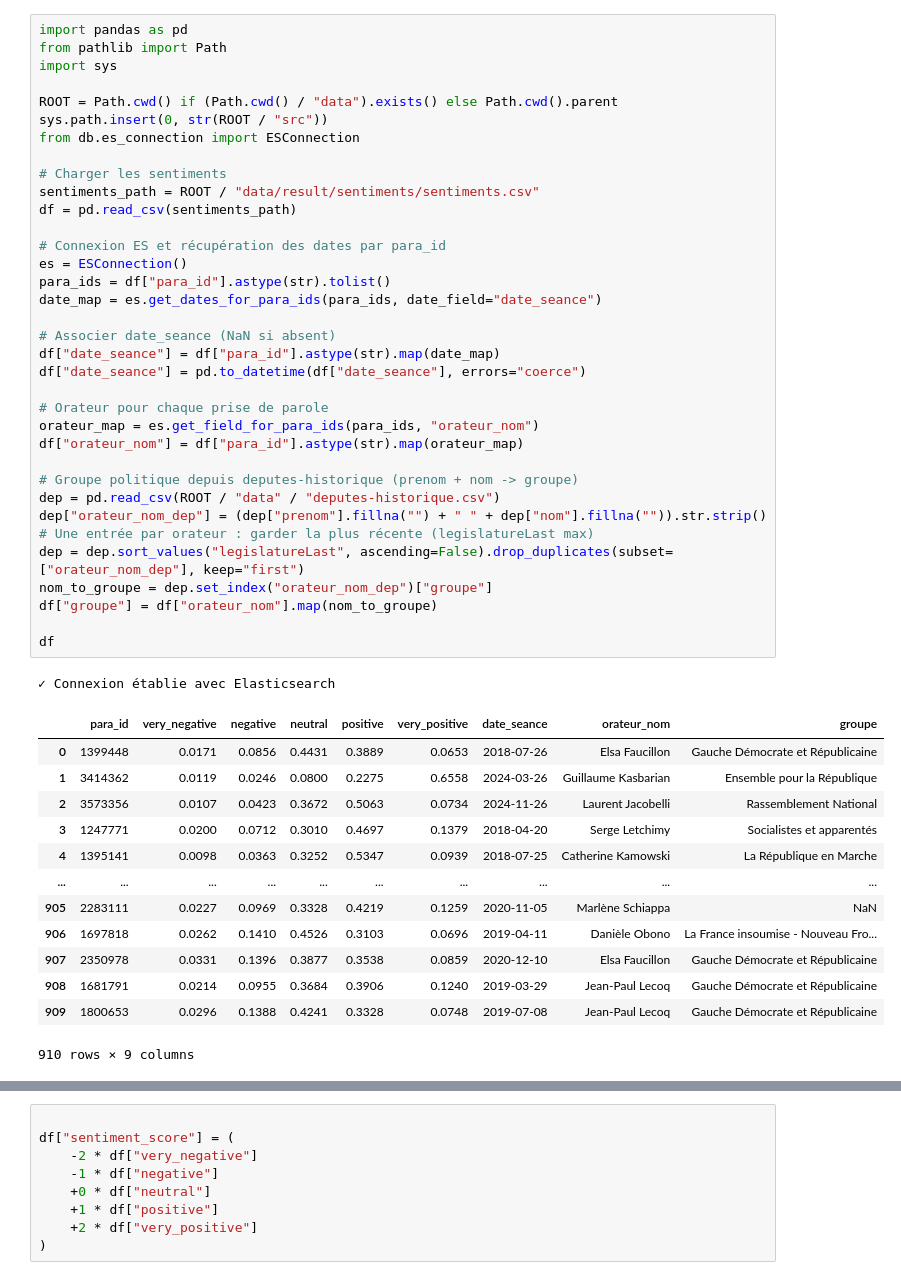
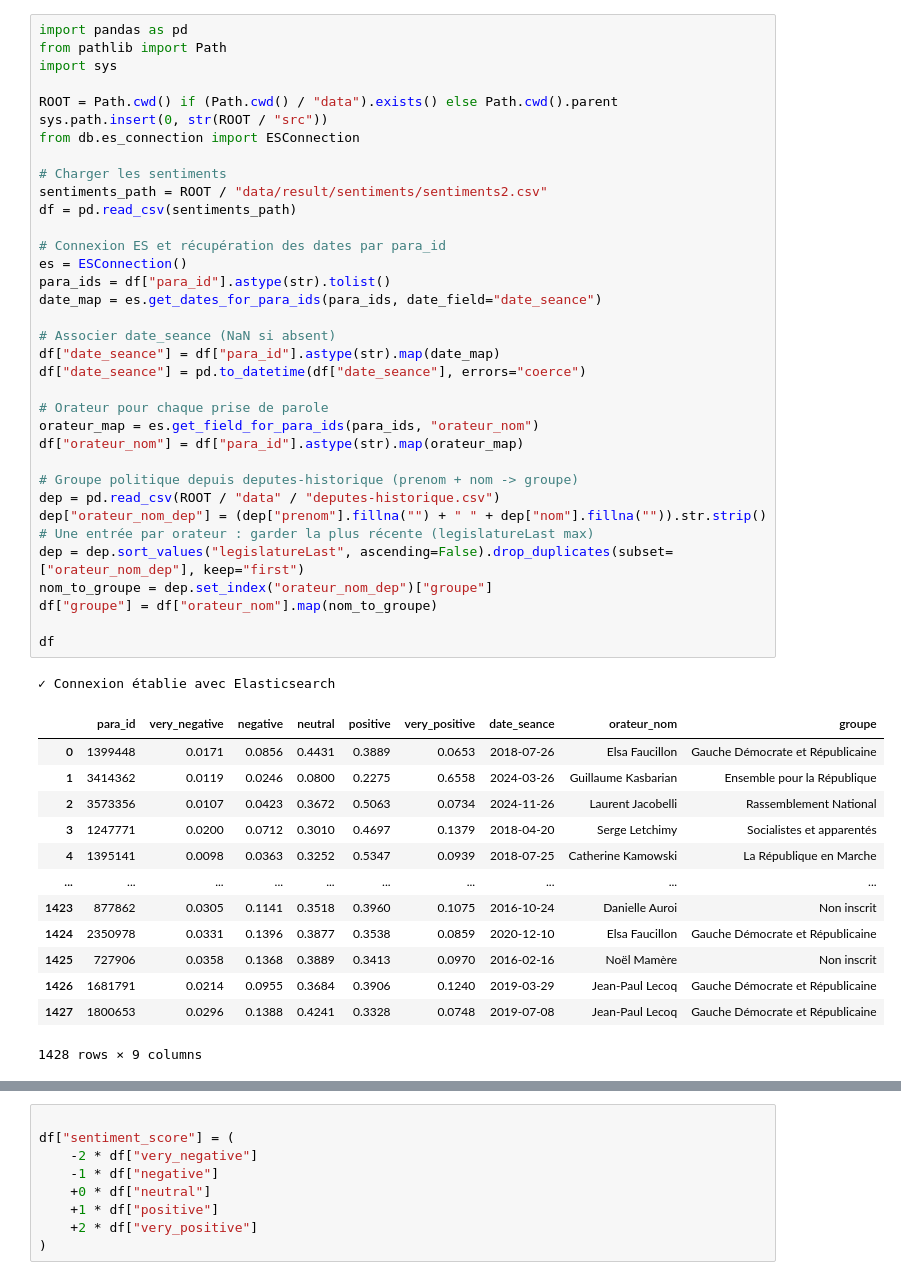
Before and after one commit to jul339/DataDebat, a Jupyter notebook: notebooks/view_sentiments_data_group.ipynb, the cells around one changed output, grey strips where cells are left out. Drawn from its saved outputs; the diff is of its cells as text.

```diff
--- a/notebooks/view_sentiments_data_group.ipynb
+++ b/notebooks/view_sentiments_data_group.ipynb
@@ -8,46 +8,46 @@ sys.path.insert(0, str(ROOT / "src"))
 from db.es_connection import ESConnection
 
 # Charger les sentiments
-sentiments_path = ROOT / "data/result/sentiments/sentiments.csv"
+sentiments_path = ROOT / "data/result/sentiments/sentiments2.csv"
 df = pd.read_csv(sentiments_path)
 
 # Connexion ES et récupération des dates par para_id
 es = ESConnection()
 para_ids = df["para_id"].astype(str).tolist()
 date_map = es.get_dates_for_para_ids(para_ids, date_field="date_seance")
 
 # Associer date_seance (NaN si absent)
 df["date_seance"] = df["para_id"].astype(str).map(date_map)
 df["date_seance"] = pd.to_datetime(df["date_seance"], errors="coerce")
 
 # Orateur pour chaque prise de parole
 orateur_map = es.get_field_for_para_ids(para_ids, "orateur_nom")
 df["orateur_nom"] = df["para_id"].astype(str).map(orateur_map)
 
 # Groupe politique depuis deputes-historique (prenom + nom -> groupe)
 dep = pd.read_csv(ROOT / "data" / "deputes-historique.csv")
 dep["orateur_nom_dep"] = (dep["prenom"].fillna("") + " " + dep["nom"].fillna("")).str.strip()
 # Une entrée par orateur : garder la plus récente (legislatureLast max)
 dep = dep.sort_values("legislatureLast", ascending=False).drop_duplicates(subset=["orateur_nom_dep"], keep="first")
 nom_to_groupe = dep.set_index("orateur_nom_dep")["groupe"]
 df["groupe"] = df["orateur_nom"].map(nom_to_groupe)
 
 df
 # %% [output]
 ✓ Connexion établie avec Elasticsearch
 |  | para_id | very_negative | negative | neutral | positive | very_positive | date_seance | orateur_nom | groupe |
 | 0 | 1399448 | 0.0171 | 0.0856 | 0.4431 | 0.3889 | 0.0653 | 2018-07-26 | Elsa Faucillon | Gauche Démocrate et Républicaine |
 | 1 | 3414362 | 0.0119 | 0.0246 | 0.0800 | 0.2275 | 0.6558 | 2024-03-26 | Guillaume Kasbarian | Ensemble pour la République |
 | 2 | 3573356 | 0.0107 | 0.0423 | 0.3672 | 0.5063 | 0.0734 | 2024-11-26 | Laurent Jacobelli | Rassemblement National |
 | 3 | 1247771 | 0.0200 | 0.0712 | 0.3010 | 0.4697 | 0.1379 | 2018-04-20 | Serge Letchimy | Socialistes et apparentés |
 | 4 | 1395141 | 0.0098 | 0.0363 | 0.3252 | 0.5347 | 0.0939 | 2018-07-25 | Catherine Kamowski | La République en Marche |
 | ... | ... | ... | ... | ... | ... | ... | ... | ... | ... |
-| 905 | 2283111 | 0.0227 | 0.0969 | 0.3328 | 0.4219 | 0.1259 | 2020-11-05 | Marlène Schiappa | NaN |
-| 906 | 1697818 | 0.0262 | 0.1410 | 0.4526 | 0.3103 | 0.0696 | 2019-04-11 | Danièle Obono | La France insoumise - Nouveau Fro... |
-| 907 | 2350978 | 0.0331 | 0.1396 | 0.3877 | 0.3538 | 0.0859 | 2020-12-10 | Elsa Faucillon | Gauche Démocrate et Républicaine |
-| 908 | 1681791 | 0.0214 | 0.0955 | 0.3684 | 0.3906 | 0.1240 | 2019-03-29 | Jean-Paul Lecoq | Gauche Démocrate et Républicaine |
-| 909 | 1800653 | 0.0296 | 0.1388 | 0.4241 | 0.3328 | 0.0748 | 2019-07-08 | Jean-Paul Lecoq | Gauche Démocrate et Républicaine |
+| 1423 | 877862 | 0.0305 | 0.1141 | 0.3518 | 0.3960 | 0.1075 | 2016-10-24 | Danielle Auroi | Non inscrit |
+| 1424 | 2350978 | 0.0331 | 0.1396 | 0.3877 | 0.3538 | 0.0859 | 2020-12-10 | Elsa Faucillon | Gauche Démocrate et Républicaine |
+| 1425 | 727906 | 0.0358 | 0.1368 | 0.3889 | 0.3413 | 0.0970 | 2016-02-16 | Noël Mamère | Non inscrit |
+| 1426 | 1681791 | 0.0214 | 0.0955 | 0.3684 | 0.3906 | 0.1240 | 2019-03-29 | Jean-Paul Lecoq | Gauche Démocrate et Républicaine |
+| 1427 | 1800653 | 0.0296 | 0.1388 | 0.4241 | 0.3328 | 0.0748 | 2019-07-08 | Jean-Paul Lecoq | Gauche Démocrate et Républicaine |
-910 rows × 9 columns
+1428 rows × 9 columns
 # %%
 df["groupe"].unique()
 # %% [output]
```
Also changed, not shown: parts of 3 cells of this notebook, 2 other files.
